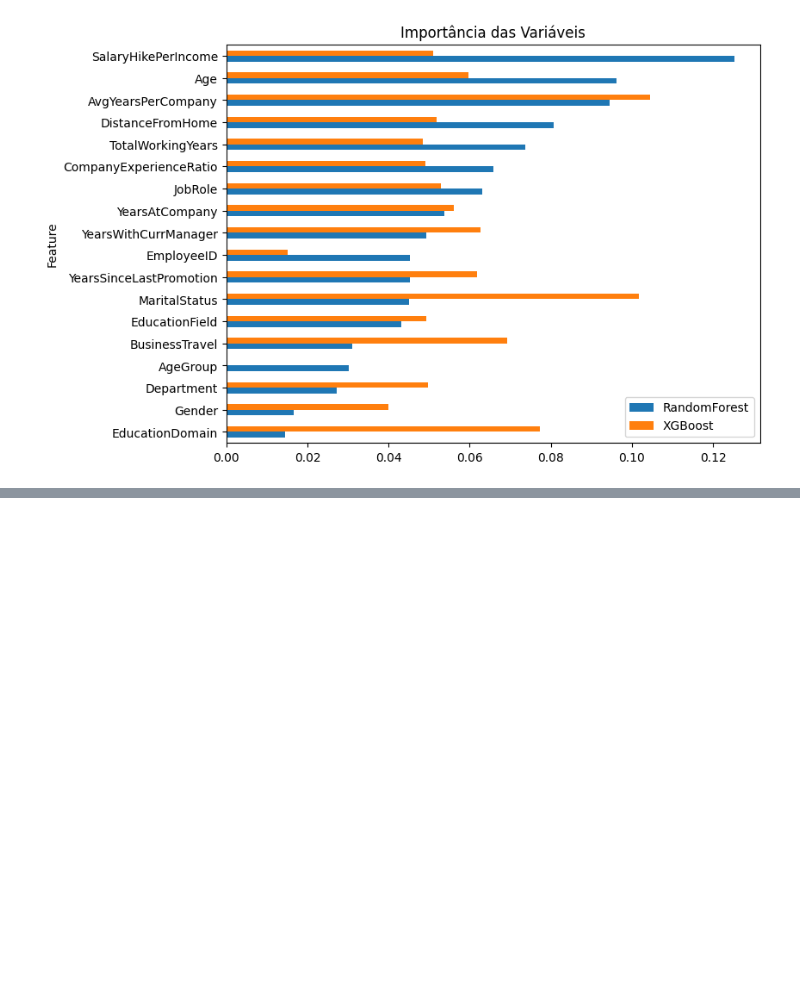
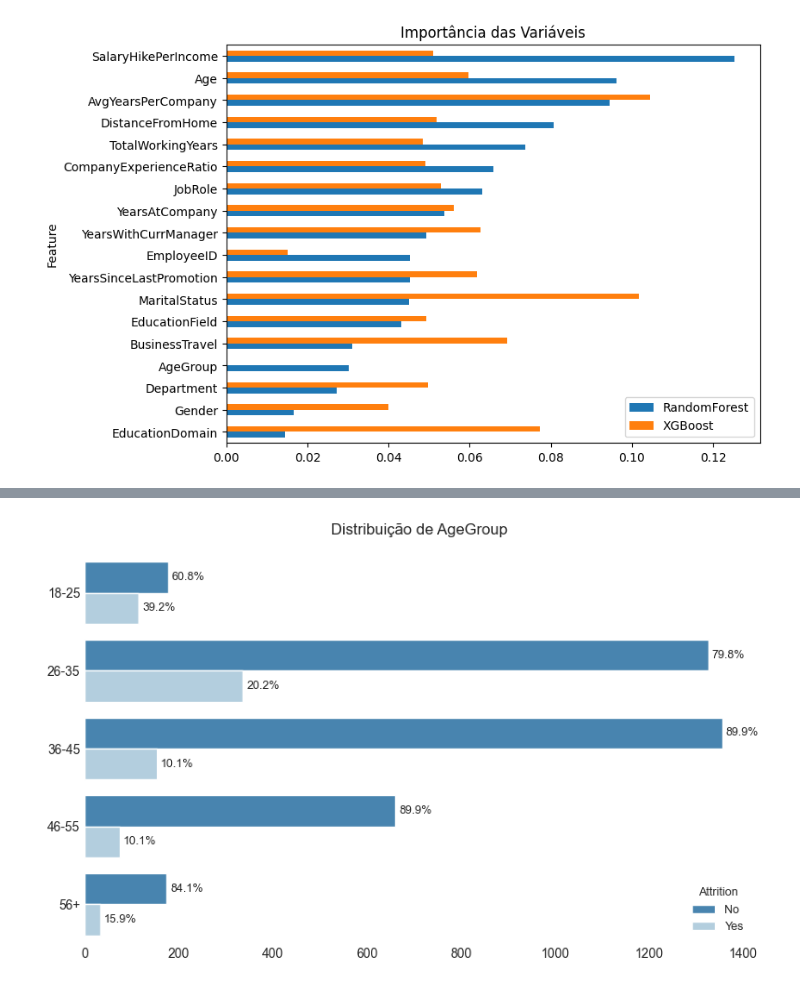
Before and after one commit to vitoriapguimaraes/Python-PredicaoRH, a Jupyter notebook: scripts/analysis.ipynb, the cells around one changed output, grey strips where cells are left out. Saved outputs shown, nothing was run; the diff lists cells and outputs as text; code cells hidden in the pictures; blank space fills up the shorter version.

```diff
--- a/scripts/analysis.ipynb
+++ b/scripts/analysis.ipynb
@@ -584,0 +666,4 @@ plt.show()
+# %%
+plot_categorical_distribution(df, 'AgeGroup', hue='Attrition')
+# %% [output]
+[figure, added]
```
Also changed, not shown: parts of 19 cells of this notebook, 1 other file.
